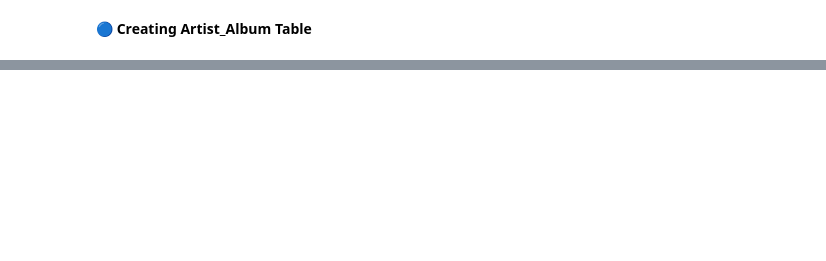
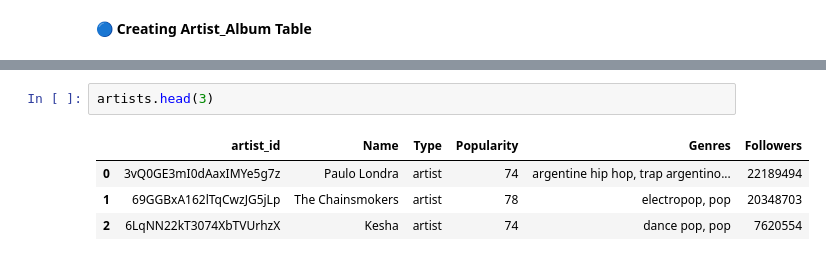
Before and after one commit to FarzanehSoltanzadeh/Spotify, a Jupyter notebook: 2_Database Creation/DataBase.ipynb, the cells around one changed output, grey strips where cells are left out. Cells and saved outputs as stored; diff of their text form; blank space fills up the shorter version.

```diff
--- a/2_Database Creation/DataBase.ipynb
+++ b/2_Database Creation/DataBase.ipynb
@@ -416,0 +440,7 @@ with engine.connect() as conn:
+# %%
+artists.head(3)
+# %% [output]
+|  | artist_id | Name | Type | Popularity | Genres | Followers |
+| 0 | 3vQ0GE3mI0dAaxIMYe5g7z | Paulo Londra | artist | 74 | argentine hip hop, trap argentino... | 22189494 |
+| 1 | 69GGBxA162lTqCwzJG5jLp | The Chainsmokers | artist | 78 | electropop, pop | 20348703 |
+| 2 | 6LqNN22kT3074XbTVUrhzX | Kesha | artist | 74 | dance pop, pop | 7620554 |
```
Also changed, not shown: parts of 18 cells of this notebook.
